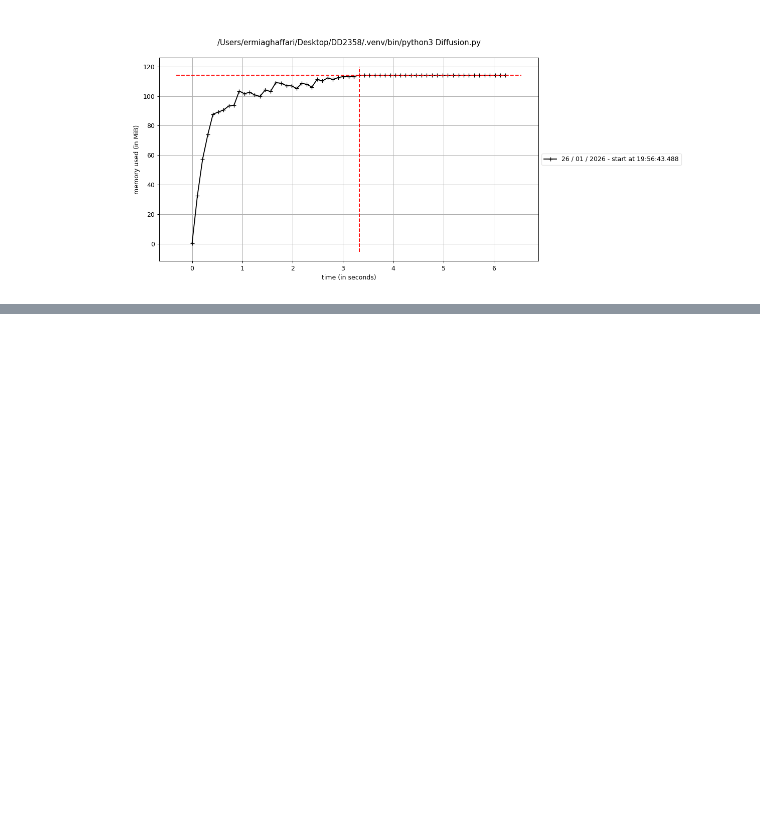
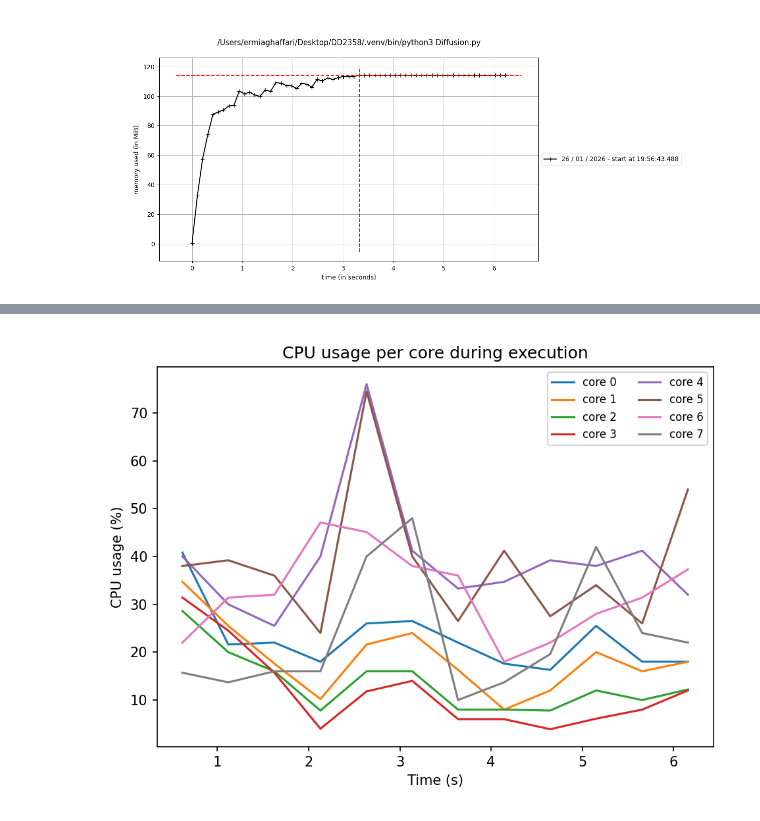
Before and after one commit to Zhermit09/DD2358, a Jupyter notebook: Ass1/Ex1.ipynb, the cells around one changed output, grey strips where cells are left out. Cells and saved outputs as stored; diff of their text form; code cells hidden in the pictures; blank space fills up the shorter version.

```diff
--- a/Ass1/Ex1.ipynb
+++ b/Ass1/Ex1.ipynb
@@ -420,0 +576,6 @@ Image("diffusion_memory_plot.png")
+# %%
+# Display Diffusion CPU profile plot
+from IPython.display import Image
+Image("diffusion_cpu_profile.png")
+# %% [output]
+[figure, added]
```
Also changed, not shown: parts of 11 cells of this notebook, 4 other files.
